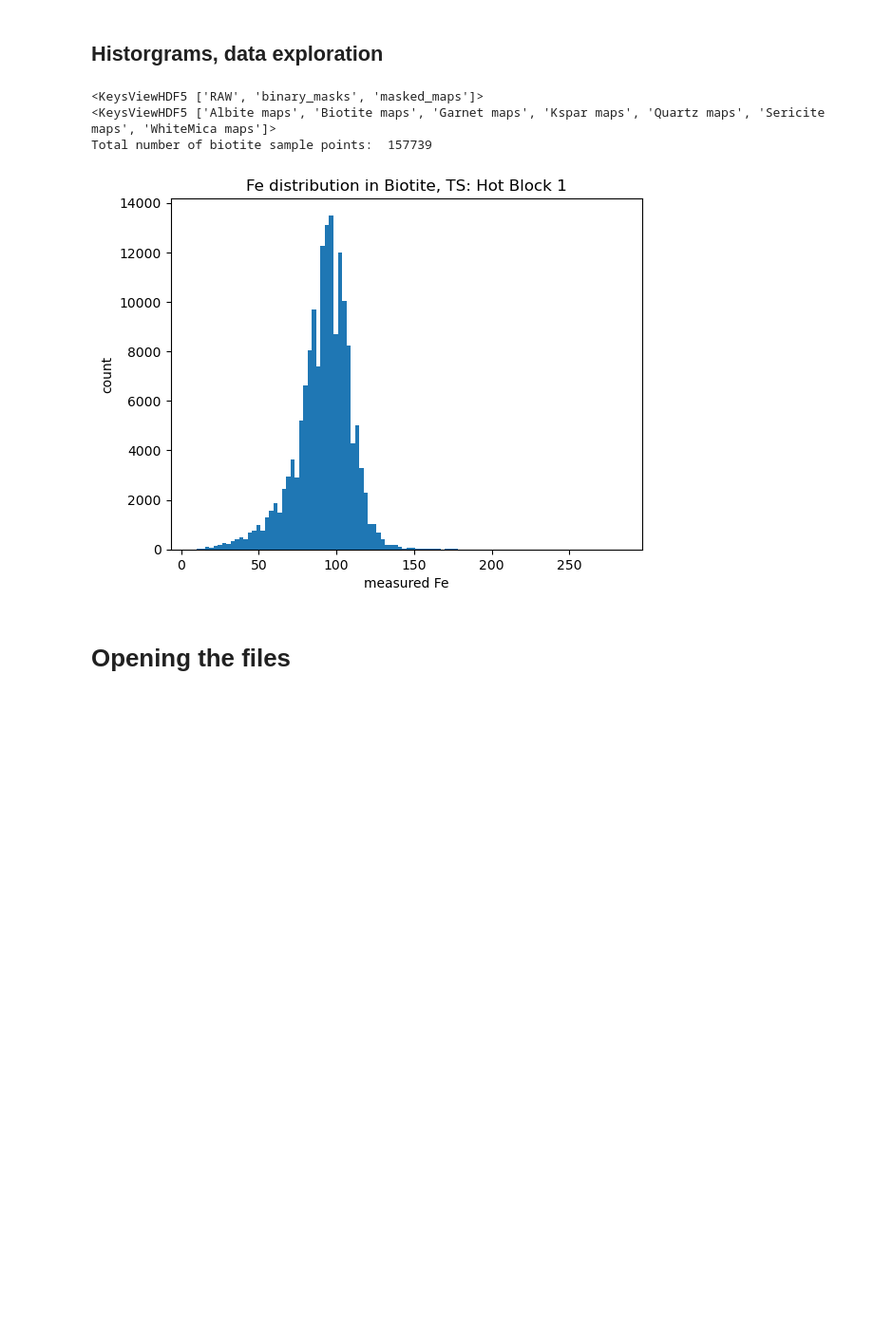
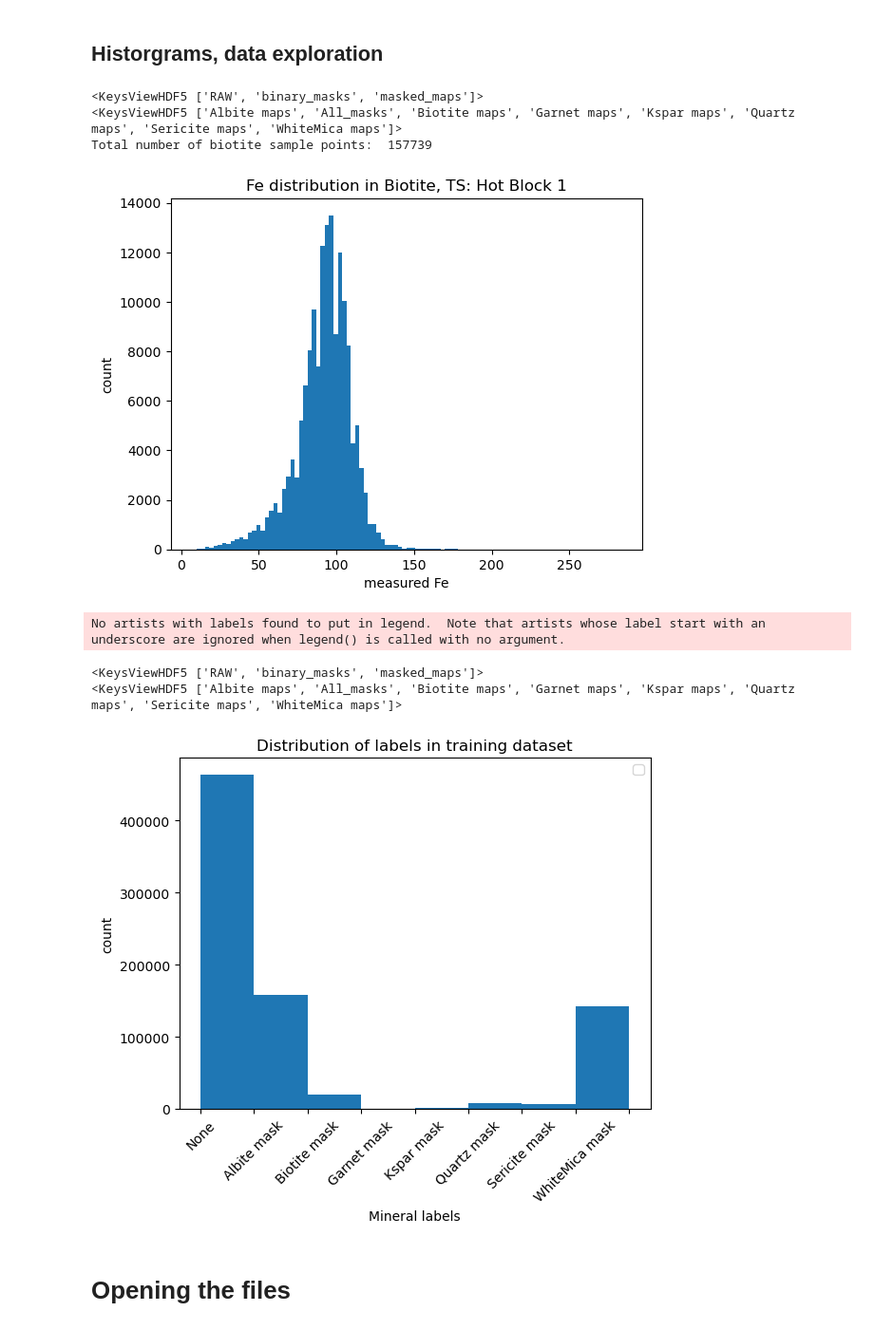
Before and after one commit to nicole-m-aikin/ML-Geo-Pixel-Poppers, a Jupyter notebook: ESS469_Project_ML.ipynb, the cells around one changed output. Shown at 95% size. Saved outputs shown, nothing was run; the diff lists cells and outputs as text; code cells hidden in the pictures; blank space fills up the shorter version.

Commit message:
added code to access hdf5 data as pandas dataframes and added label-dataset (0-7 for 7 mineral types and none)

```diff
--- a/ESS469_Project_ML.ipynb
+++ b/ESS469_Project_ML.ipynb
@@ -140,7 +141,7 @@ for ts in range(numberOfTs):
         filter_str = filterList[ts]
         index = text.find(filter_str)
         extracted_str = text[index + len(filter_str): index + len(filter_str) + 2]
-        elementNames = np.append(elementNames, extracted_str)
+        elementNames = np.append(elementNames, extracted_str.replace(" ", ""))
 
 
     # iteration counter serves to allow coordinate vectors to be generated during the first iteration only.if iteration
@@ -185,7 +186,7 @@ for ts in range(numberOfTs):
         this_ts_data.append(flattened_mapArray)
 
         # add the column name to the columnNameList
-        columnName = str(elementNames[map]) + ' map'
+        columnName = str(elementNames[map]) + '_map'
         columnNamesList.append(columnName)
         iteration += 1
 
@@ -205,7 +206,7 @@ for ts in range(numberOfTs):
 
     # add the data to the hpf5 file by creating a dataset in the RAW data group for this thin section
     dset = datafile.require_dataset('RAW', shape= rec_arr.shape, dtype=rec_arr.dtype, data=rec_arr)
-    print(dset['Al map'].shape)
+    print(dset['Al_map'].shape)
 datafile.close()
 # %% [output]
 (695, 1152)
@@ -231,7 +232,7 @@ with h5py.File(datafolder + filename, 'r') as datafile:
     columnNames = dataset.dtype.names
     print(columnNames)
     # see a column
-    print(len(dataset['Al map']))
+    print(len(dataset['Al_map']))
     # see a pixel vector
     for pixel in range(10):
         print('Pixel @ (', dataset['x_coords'][pixel], ',', dataset['y_coords'][pixel], '):', dataset[pixel])
@@ -240,7 +241,7 @@ with h5py.File(datafolder + filename, 'r') as datafile:
     # images are flattened, so reshape
     width = (dataset['x_coords'].max() + 1).astype(int)
     height = (dataset['y_coords'].max() + 1).astype(int)
-    data_2d = dataset['Al map'].reshape(width, height)
+    data_2d = dataset['Al_map'].reshape(width, height)
     plt.imshow(data_2d)
     plt.show()
 # %% [output]
@@ -582,14 +674,14 @@ The code works cleanly up to this point. It has now created:
 # %%
 datafile.close()
 
-with h5py.File(datafolder + filepath, 'r') as datafile:
+with h5py.File(filepath, 'r') as datafile:
     print(datafile.keys())
     datagroup = datafile['masked_maps']
     print(datagroup.keys())
     iteration = 0
 
     dataset = datagroup['Biotite maps']
-    map = dataset['Fe map']
+    map = dataset['Fe_map']
     plt.hist(map, 100)
     plt.title('Fe distribution in Biotite, TS: Hot Block 1')
     plt.xlabel('measured Fe')
@@ -598,9 +690,38 @@ with h5py.File(datafolder + filepath, 'r') as datafile:
 datafile.close()
 # %% [output]
 <KeysViewHDF5 ['RAW', 'binary_masks', 'masked_maps']>
-<KeysViewHDF5 ['Albite maps', 'Biotite maps', 'Garnet maps', 'Kspar maps', 'Quartz maps', 'Sericite maps', 'WhiteMica maps']>
+<KeysViewHDF5 ['Albite maps', 'All_masks', 'Biotite maps', 'Garnet maps', 'Kspar maps', 'Quartz maps', 'Sericite maps', 'WhiteMica maps']>
 Total number of biotite sample points:  157739
 [figure]
+# %%
+datafile.close()
+filepath = './Aikin_Data/78.7-10-1_Hot_data.h5'
+with h5py.File(filepath, 'r') as datafile:
+    print(datafile.keys())
+    datagroup = datafile['masked_maps']
+    print(datagroup.keys())
+    iteration = 0
+
+    dataset = datagroup['All_masks']
+    map = dataset['all_Masks']
+    hist, bins, _ = plt.hist(map, 8)
+    plt.title('Distribution of labels in training dataset')
+    plt.xlabel('Mineral labels')
+    plt.ylabel('count')
+    plt.legend()
+    labels = ['None', 'Albite mask', 'Biotite mask', 'Garnet mask', 'Kspar mask', 'Quartz mask', 'Sericite mask', 'WhiteMica mask','']
+    plt.xticks(bins, labels, rotation=45, ha='center')
+    plt.show()
+
+
+datafile.close()
+
+# oops! looks like albite and biotite and garnet are switched around. fix this!
+# %% [output]
+No artists with labels found to put in legend.  Note that artists whose label start with an underscore are ignored when legend() is called with no argument.
+<KeysViewHDF5 ['RAW', 'binary_masks', 'masked_maps']>
+<KeysViewHDF5 ['Albite maps', 'All_masks', 'Biotite maps', 'Garnet maps', 'Kspar maps', 'Quartz maps', 'Sericite maps', 'WhiteMica maps']>
+[figure, added]
 # %% [markdown]
 # Opening the files
 # %% [markdown]
```
Also changed, not shown: parts of 10 cells of this notebook.
